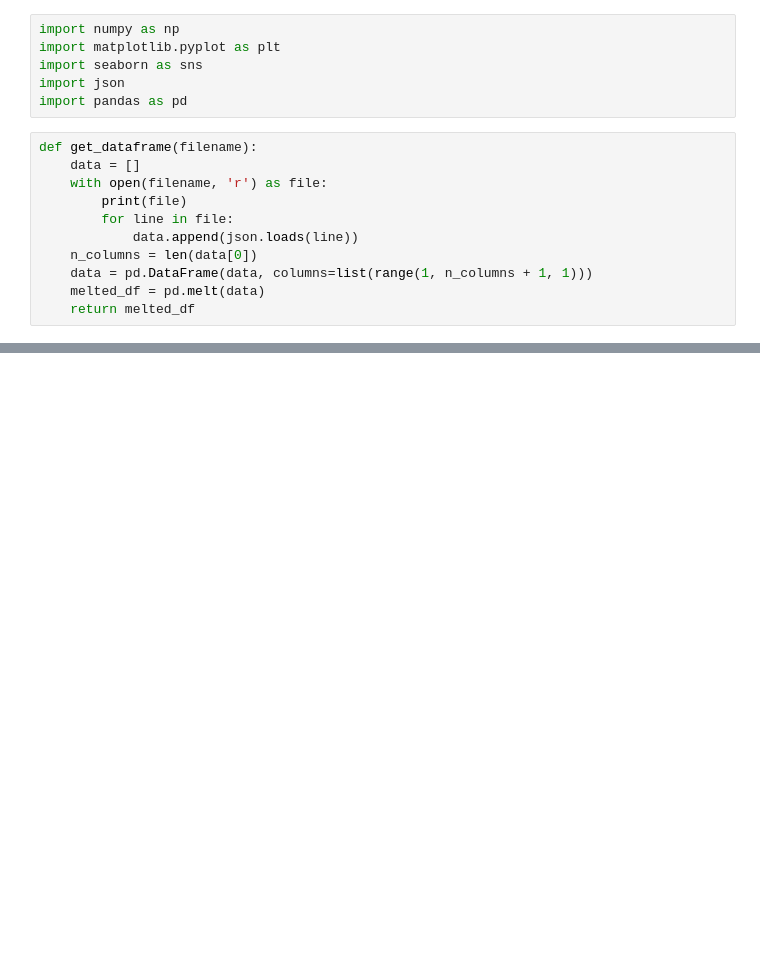
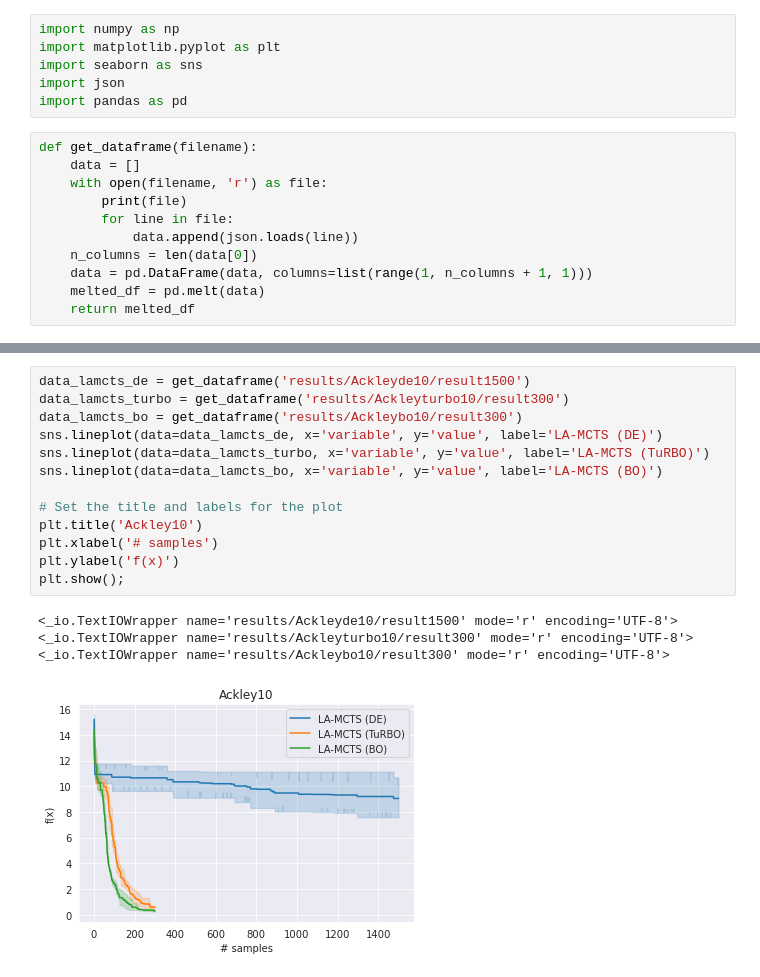
Before and after one commit to Marina-DU/LaMCTS, a Jupyter notebook: LA-MCTS/compare_solvers.ipynb, the cells around one changed output, grey strips where cells are left out. Cells and saved outputs as stored; diff of their text form; blank space fills up the shorter version.

```diff
--- a/LA-MCTS/compare_solvers.ipynb
+++ b/LA-MCTS/compare_solvers.ipynb
@@ -71,0 +90,18 @@ plt.show();
+# %%
+data_lamcts_de = get_dataframe('results/Ackleyde10/result1500')
+data_lamcts_turbo = get_dataframe('results/Ackleyturbo10/result300')
+data_lamcts_bo = get_dataframe('results/Ackleybo10/result300')
+sns.lineplot(data=data_lamcts_de, x='variable', y='value', label='LA-MCTS (DE)')
+sns.lineplot(data=data_lamcts_turbo, x='variable', y='value', label='LA-MCTS (TuRBO)')
+sns.lineplot(data=data_lamcts_bo, x='variable', y='value', label='LA-MCTS (BO)')
+
+# Set the title and labels for the plot
+plt.title('Ackley10')
+plt.xlabel('# samples')
+plt.ylabel('f(x)')
+plt.show();
+# %% [output]
+<_io.TextIOWrapper name='results/Ackleyde10/result1500' mode='r' encoding='UTF-8'>
+<_io.TextIOWrapper name='results/Ackleyturbo10/result300' mode='r' encoding='UTF-8'>
+<_io.TextIOWrapper name='results/Ackleybo10/result300' mode='r' encoding='UTF-8'>
+[figure, added]
```
Also changed, not shown: parts of 7 cells of this notebook, 5 other files.
